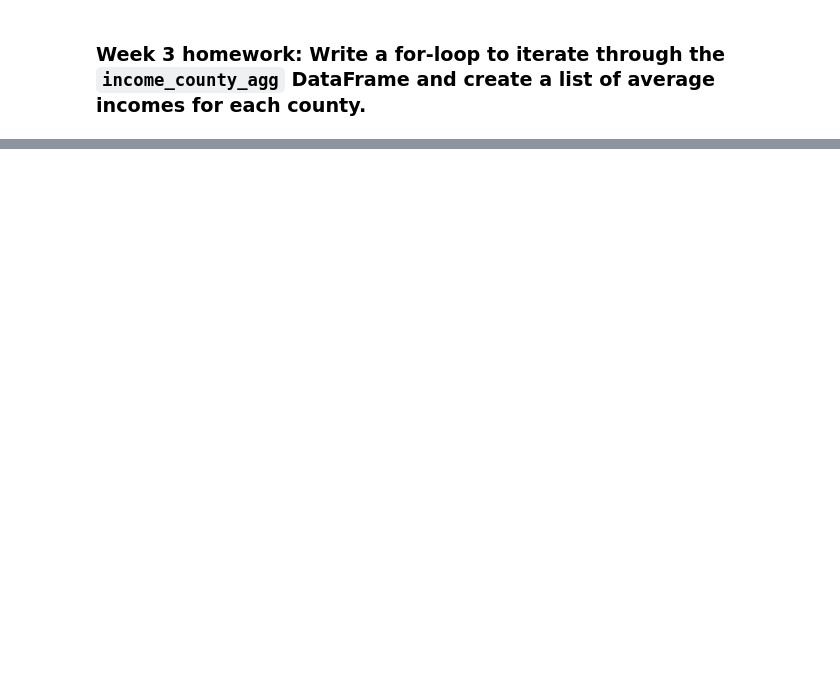
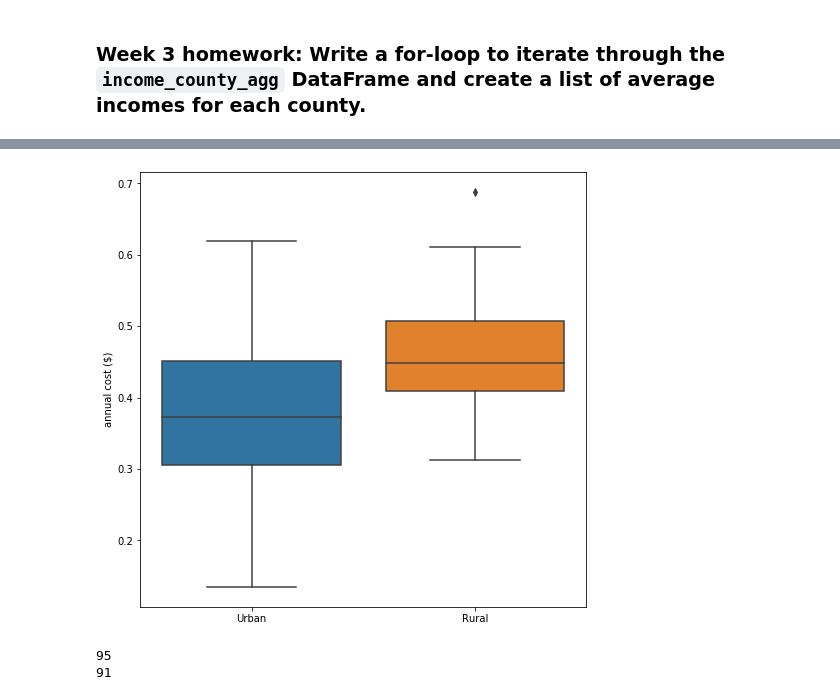
Before and after one commit to AmyLG/vanderbilt-data-essentials-cohort-2, a Jupyter notebook: homework_week_3.ipynb, the cells around one changed output, grey strips where cells are left out. Cells and saved outputs as stored; diff of their text form; code cells hidden in the pictures; blank space fills up the shorter version.

```diff
--- a/homework_week_3.ipynb
+++ b/homework_week_3.ipynb
@@ -162,0 +560,14 @@ income_county_agg.head()
+# %%
+plt.figure(figsize = (8, 8))
+
+sns.boxplot(x = tn_cancer_costs2.urban, y = tn_cancer_costs2.cost_income_ratio, order=["Urban", "Rural"])
+plt.xlabel("")
+plt.ylabel('annual cost ($)');
+# %% [output]
+[figure, added]
+# %%
+print(len(tn_cancer_costs2.analysis_value))
+print(len(tn_ha_costs2.analysis_value))
+# %% [output]
+95
+91
```
Also changed, not shown: parts of 174 cells of this notebook.
